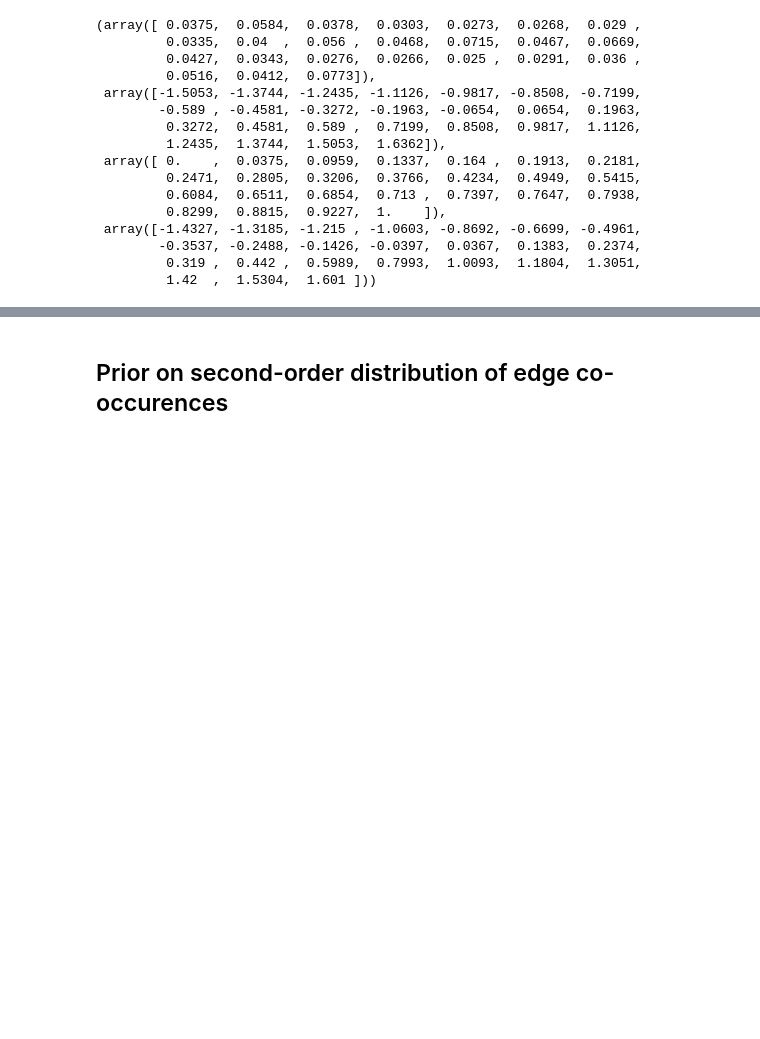
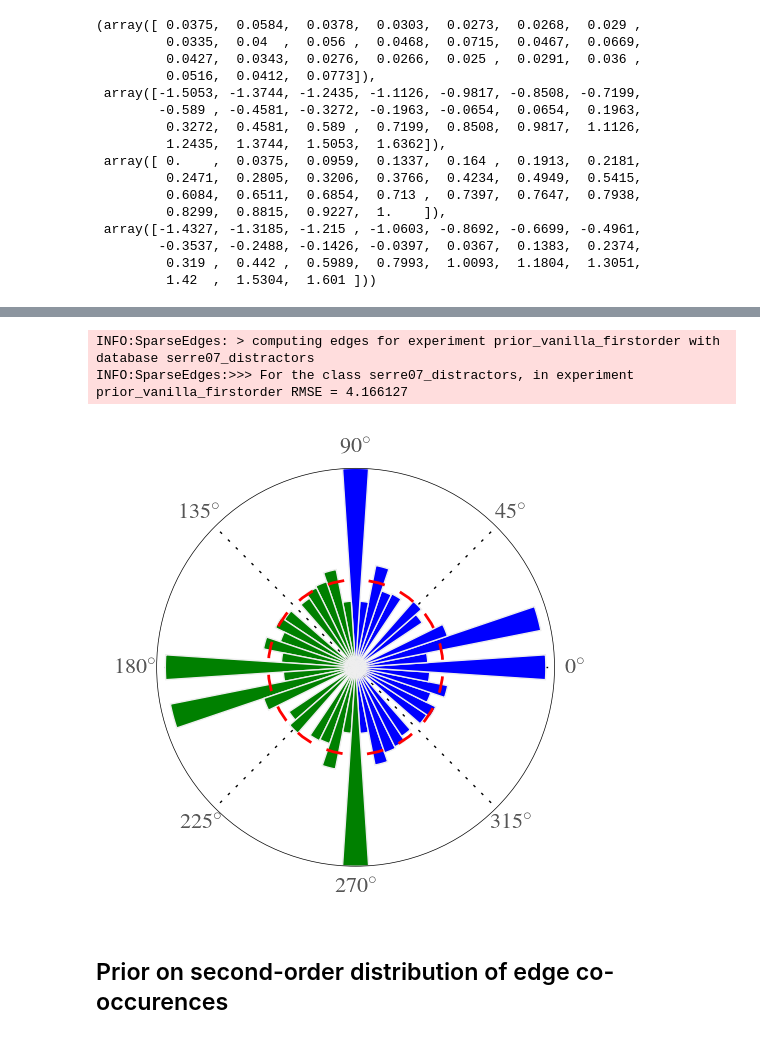
Before and after one commit to bicv/SparseEdges, a Jupyter notebook: prior.ipynb, the cells around one changed output, grey strips where cells are left out. Drawn from its saved outputs; the diff is of its cells as text; code cells hidden in the pictures; blank space fills up the shorter version.

```diff
--- a/prior.ipynb
+++ b/prior.ipynb
@@ -147,36 +136,3 @@ v_hist, v_theta_edges, np.hstack((0, np.cumsum(v_hist))), np.interp(z, np.hstack
         -0.3537, -0.2488, -0.1426, -0.0397,  0.0367,  0.1383,  0.2374,
          0.319 ,  0.442 ,  0.5989,  0.7993,  1.0093,  1.1804,  1.3051,
          1.42  ,  1.5304,  1.601 ]))
-# %%
-%%writefile experiment_fig-firstorder.py
-import __init__
-import numpy as np
-from NeuroTools.parameters import ParameterSet
-from SLIP import Image
-from LogGabor import LogGabor
-from SparseEdges import SparseEdges
-
-pe = ParameterSet('default_param.py')
-im = Image(pe)
-lg = LogGabor(im)
-mp = SparseEdges(lg)
-
-pe.seed = 42
-
-name_database='serre07_distractors'
-#name_database='laboratory'
-
-# control experiment
-imageslist, edgeslist, RMSE = mp.process(exp='prior_vanilla', name_database=name_database)
-imageslist, edgeslist_noise, RMSE = mp.process(exp='prior_vanilla_noise', name_database=name_database, noise=.5)
-
-try:
-    # first-order prior
-    v_hist, v_theta_edges = mp.histedges_theta(edgeslist, display=False)
-    z = np.linspace(.5/pe.n_theta, 1.-.5/pe.n_theta, pe.n_theta)
-    mp.theta = np.interp(z, np.hstack((0, np.cumsum(v_hist))), v_theta_edges)
-
-    imageslist, edgeslist, RMSE =  mp.process(exp='prior_vanilla_firstorder', name_database=name_database)
-    imageslist, edgeslist, RMSE = mp.process(exp='prior_vanilla_firstorder_noise', name_database=name_database, noise=.5)
-except:
-    print('run again once first batches are finished ')
@@ -215,13 +204,17 @@ if not(figpath==None):
 # %%
 imageslist, edgeslist, RMSE =  mp.process('prior_vanilla_firstorder', name_database=name_database)
 fig = plt.figure(figsize=(fig_width/1.618, fig_width/1.618))
 ax = fig.add_subplot(111, axisbg='w', polar=True)
 fig, ax = mp.histedges_theta(edgeslist, fig=fig, a=ax)
 v_hist, v_theta_edges = mp.histedges_theta(edgeslist, display=False)
-ax.plot((v_theta_edges[1:]+v_theta_edges[:-1])/2, np.ones_like(v_hist)*v_hist.mean(), 'r--')
+ax.plot((v_theta_edges[1:]+v_theta_edges[:-1])/2, np.onembedded-picture)*v_hist.mean(), 'r--')
 ax.plot((v_theta_edges[1:]+v_theta_edges[:-1])/2+np.pi, np.ones_like(v_hist)*v_hist.mean(), 'r--')
 if not(figpath==None):
     for ext in FORMATS: fig.savefig(figpath + 'firstorder_A_bis.' + ext)
+# %% [output]
+INFO:SparseEdges: > computing edges for experiment prior_vanilla_firstorder with database serre07_distractors
+INFO:SparseEdges:>>> For the class serre07_distractors, in experiment prior_vanilla_firstorder RMSE = 4.166127
+[figure, added]
 # %% [markdown]
 ## Prior on second-order distribution of edge co-occurences
 # %%
```
Also changed, not shown: parts of 9 cells of this notebook, 10 other files.
